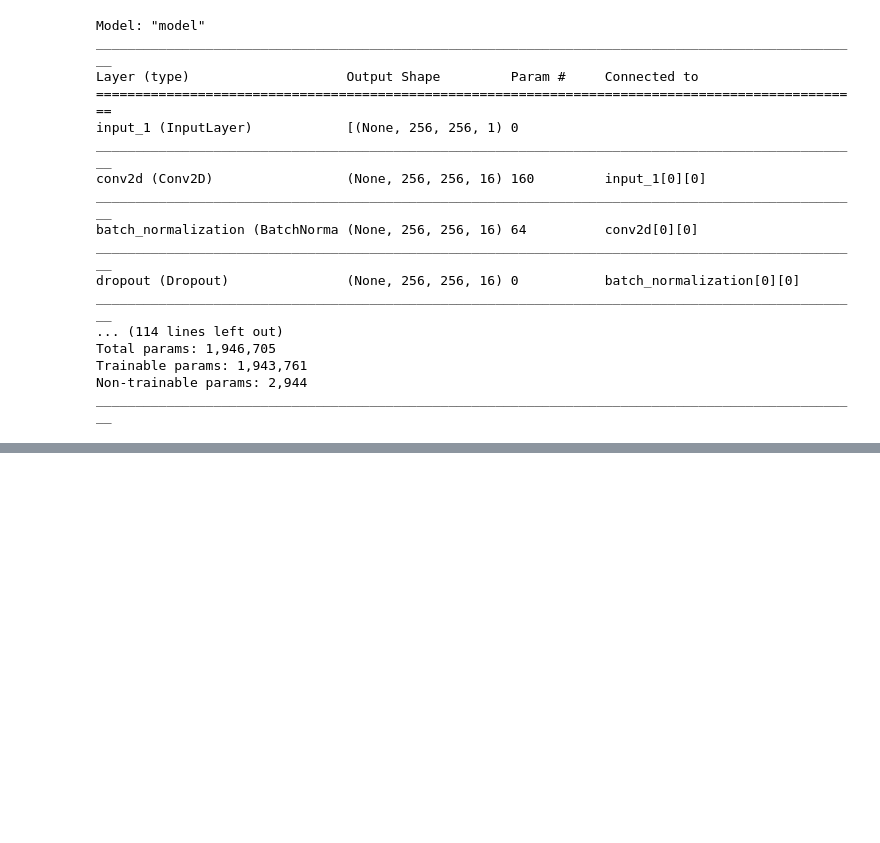
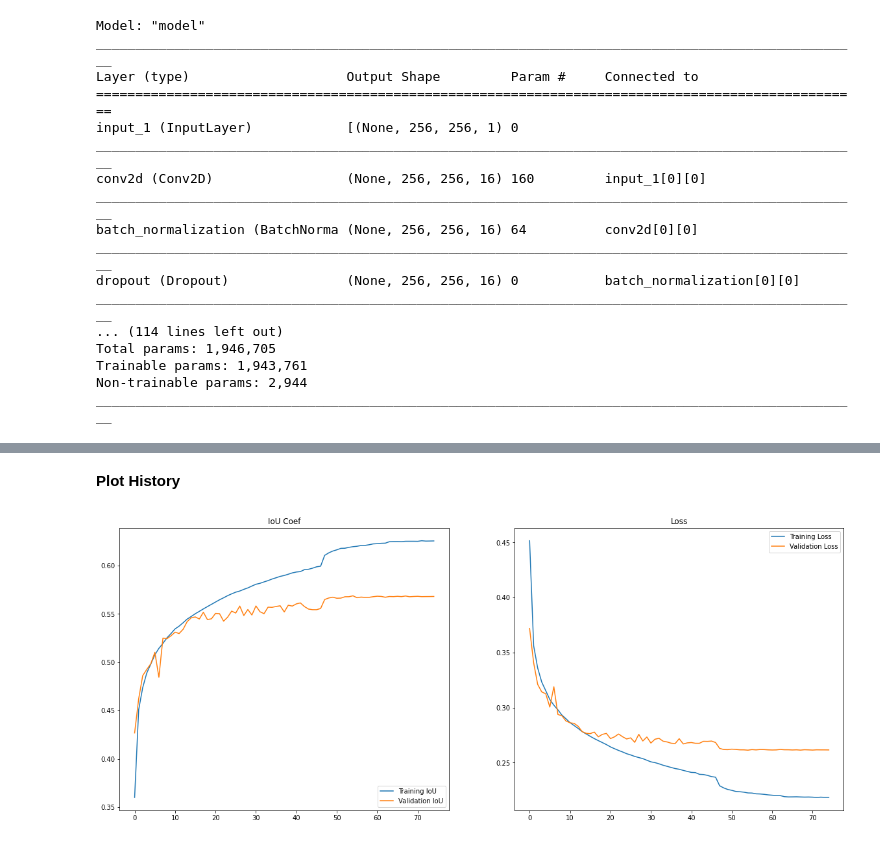
Before and after one commit to binit9/road_detection_satelite_imagery, a Jupyter notebook: road_segment_gpu.ipynb, the cells around one changed output, grey strips where cells are left out. Cells and saved outputs as stored; diff of their text form; code cells hidden in the pictures; blank space fills up the shorter version.

```diff
--- a/road_segment_gpu.ipynb
+++ b/road_segment_gpu.ipynb
@@ -1033,0 +1096,28 @@ stitch_crops(cropped_test_input_dir, img_out_dir, resize=(1500, 1500, ))
+# %% [markdown]
+**Plot History**
+# %%
+def plot_training(history):
+
+  train_iou = history['iou_coef']
+  val_iou = history['val_iou_coef']
+  train_loss = history['loss']
+  val_loss = history['val_loss']
+  epoch_range = range(len(train_iou))
+
+  plt.figure(figsize=(20, 8))
+  plt.subplot(121)
+  plt.plot(epoch_range, train_iou, label='Training IoU')
+  plt.plot(epoch_range, val_iou, label='Validation IoU')
+  plt.title('IoU Coef')
+  plt.legend(loc='lower right')
+
+  plt.subplot(122)
+  plt.plot(epoch_range, train_loss, label='Training Loss')
+  plt.plot(epoch_range, val_loss, label='Validation Loss')
+  plt.title('Loss')
+  plt.legend(loc='upper right')
+  plt.show()
+# %%
+plot_training(history.history)
+# %% [output]
+[figure, added]
```
Also changed, not shown: parts of 17 cells of this notebook, 14 other files.
